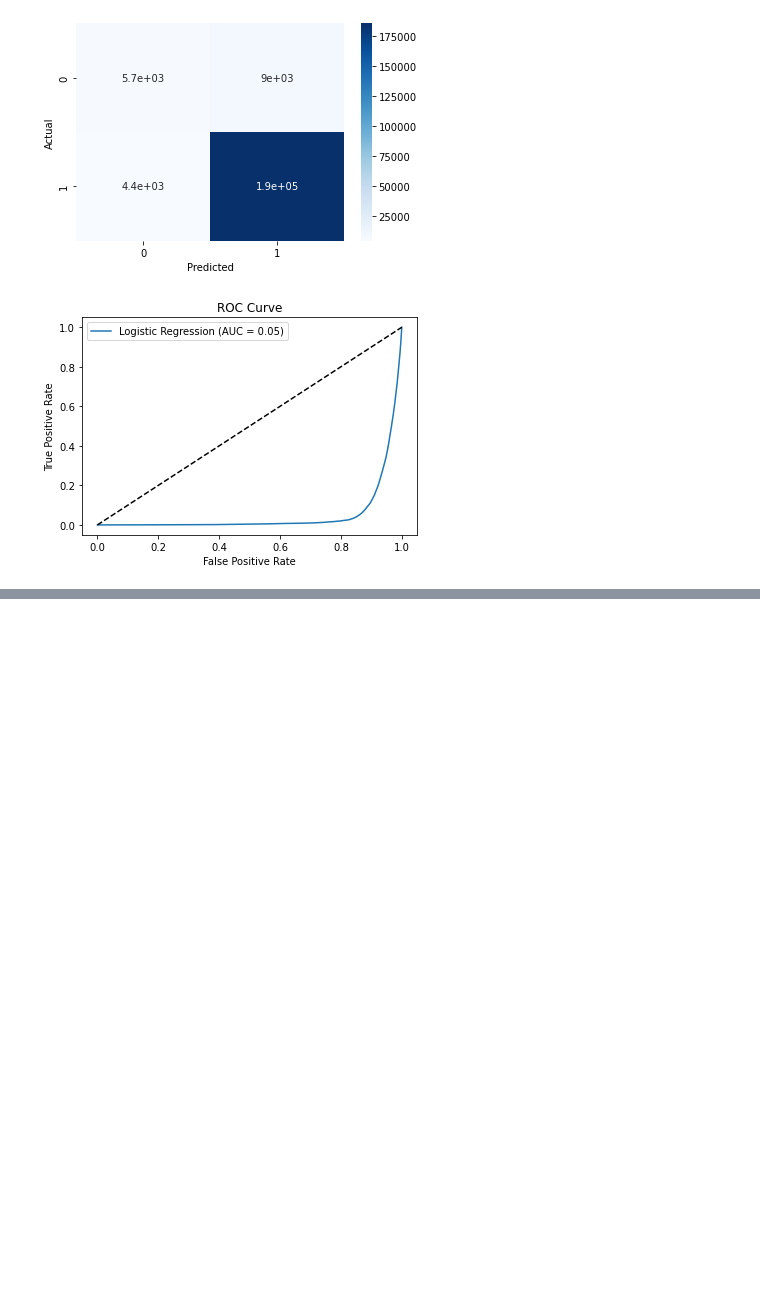
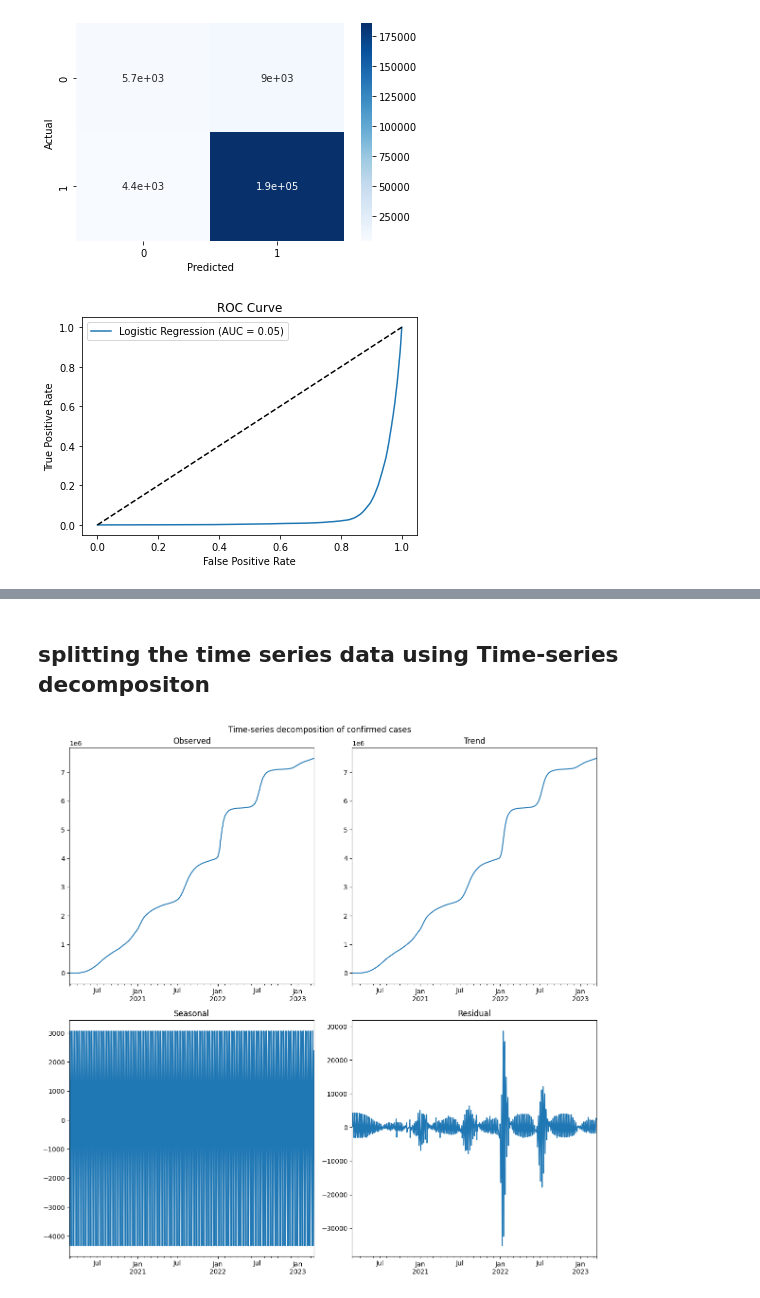
Before and after one commit to ris3abh/DSCI521Covid-19DashBoard, a Jupyter notebook: code/project.ipynb, the cells around one changed output, grey strips where cells are left out. Drawn from its saved outputs; the diff is of its cells as text; code cells hidden in the pictures; blank space fills up the shorter version.

```diff
--- a/code/project.ipynb
+++ b/code/project.ipynb
@@ -481,0 +548,47 @@ plt.show()
+# %%
+## summing up all the cities for each category
+
+df_confirmed_cum = df_confirmed_cum.sum(axis=0)
+df_deaths_cum = df_deaths_cum.sum(axis=0)
+df_suspected_cum = df_suspected_cum.sum(axis=0)
+df_negative_cum = df_negative_cum.sum(axis=0)
+# %%
+## converting the series to a dataframe
+
+df_confirmed_cum = pd.DataFrame(df_confirmed_cum, columns=['confirmed'])
+df_deaths_cum = pd.DataFrame(df_deaths_cum, columns=['deaths'])
+df_suspected_cum = pd.DataFrame(df_suspected_cum, columns=['suspected'])
+df_negative_cum = pd.DataFrame(df_negative_cum, columns=['negative'])
+# %%
+df_confirmed_cum.index = pd.to_datetime(df_confirmed_cum.index, format='%d-%m-%Y')
+df_deaths_cum.index = pd.to_datetime(df_deaths_cum.index, format='%d-%m-%Y')
+df_suspected_cum.index = pd.to_datetime(df_suspected_cum.index, format='%d-%m-%Y')
+df_negative_cum.index = pd.to_datetime(df_negative_cum.index, format='%d-%m-%Y')
+# %% [markdown]
+## splitting the time series data using Time-series decompositon
+# %%
+from statsmodels.tsa.seasonal import seasonal_decompose
+
+def decompose(df):
+    result = seasonal_decompose(df, model='additive')
+    return result
+
+result_confirmed = decompose(df_confirmed_cum)
+result_deaths = decompose(df_deaths_cum)
+result_suspected = decompose(df_suspected_cum)
+result_negative = decompose(df_negative_cum)
+# %%
+fig, ((ax1, ax2), (ax3, ax4)) = plt.subplots(nrows=2, ncols=2, figsize=(12, 12))
+plt.suptitle('Time-series decomposition of confirmed cases')
+result_confirmed.observed.plot(ax=ax1)
+ax1.set_title('Observed')
+result_confirmed.trend.plot(ax=ax2)
+ax2.set_title('Trend')
+result_confirmed.seasonal.plot(ax=ax3)
+ax3.set_title('Seasonal')
+result_confirmed.resid.plot(ax=ax4)
+ax4.set_title('Residual')
+plt.tight_layout()
+plt.show()
+# %% [output]
+[figure, added]
```
Also changed, not shown: parts of 65 cells of this notebook, 1 other file.
